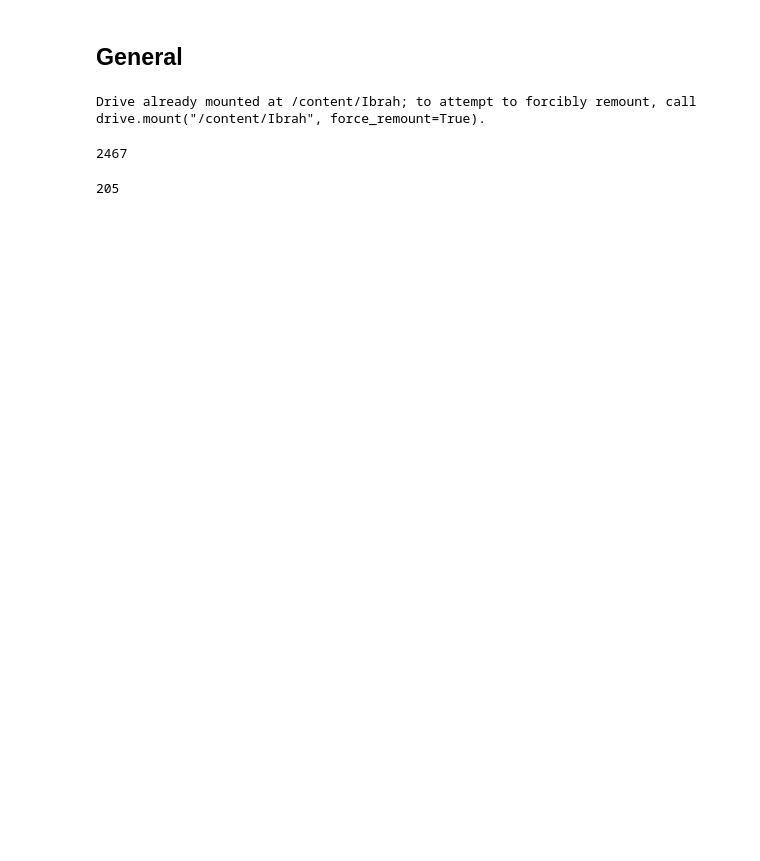
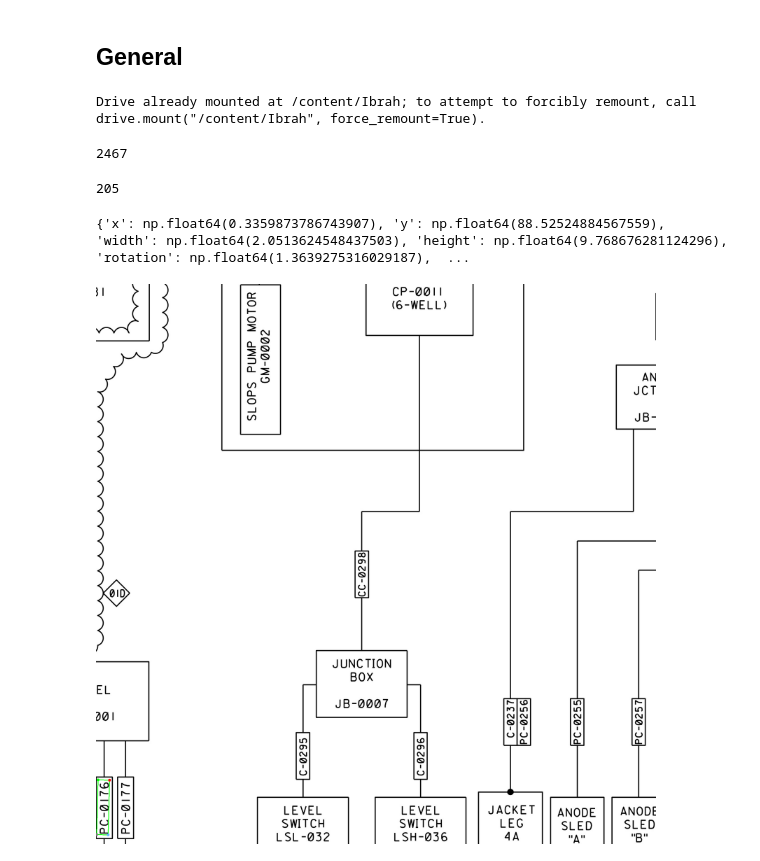
Before and after one commit to Ibrah-N/PNID_Custom_OCR_Training_Detector_Recognizer, a Jupyter notebook: PNID_OCR_Detection_V2.ipynb, the cells around one changed output. Saved outputs shown, nothing was run; the diff lists cells and outputs as text; code cells hidden in the pictures; blank space fills up the shorter version.

```diff
--- a/PNID_OCR_Detection_V2.ipynb
+++ b/PNID_OCR_Detection_V2.ipynb
@@ -1124,0 +1120,3 @@ data = xyxyxyxy_xywhr(xyxyxyxy, original_width, original_height)
+# %%
+for res in output:
+  res.print()
@@ -1125,3 +1133,9 @@ data = xyxyxyxy_xywhr(xyxyxyxy, original_width, original_height)
+# %%
+import numpy as np
+
+points = []
+for p in res['dt_polys']:
+  points.append(np.array(p))
 # %%
 !zip -r /content/val_v1_results.zip /content/PaddleOCR/inference_results
 # %% [output]
@@ -1231,6 +1245,10 @@ def draw_bbox(image, bboxes, box_type="p"):
     if not isinstance(bboxes, np.ndarray):
       bboxes = np.array(bboxes, dtype=np.int32)
     image = cv2.polylines(image, [bboxes], True, (0, 255, 0), 2)
+    colors = [(0, 255, 0), (0, 0, 255), (255, 180, 100), (128, 128, 128)]
+    for i, bbox in enumerate(bboxes):
+      cv2.circle(image, (bbox[0], bbox[1]), 5, colors[i % len(colors)], -1)
+
 
   if box_type == "r":
     image = cv2.rectangle(image, bboxes[0], bboxes[1], (0, 255, 0), 2)
@@ -1274,6 +1292,25 @@ def per_xywh_xyxy_and_xyxyxyxy(box):
   ]
 
   return obb, bbox
+# %%
+x = points[16]
+x = x.tolist()
+# %%
+data_res = xyxyxyxy_xywhr(xyxyxyxy=x, original_width=2048, original_height=2048)
+print(data_res)
+# %% [output]
+{'x': np.float64(0.3359873786743907), 'y': np.float64(88.52524884567559), 'width': np.float64(2.0513624548437503), 'height': np.float64(9.768676281124296), 'rotation': np.float64(1.3639275316029187),  ...
+# %%
+from google.colab.patches import cv2_imshow
+import cv2
+
+
+read_image = cv2.imread("/content/content/combine_images/images/rot_00dg__017a4839-images-130.jpg")
+read_image = draw_bbox(image=read_image, bboxes=x, box_type="p")
+
+cv2_imshow(read_image)
+# %% [output]
+[figure, added]
 # %%
 import os
 import cv2
```
Also changed, not shown: parts of 5 cells of this notebook.
